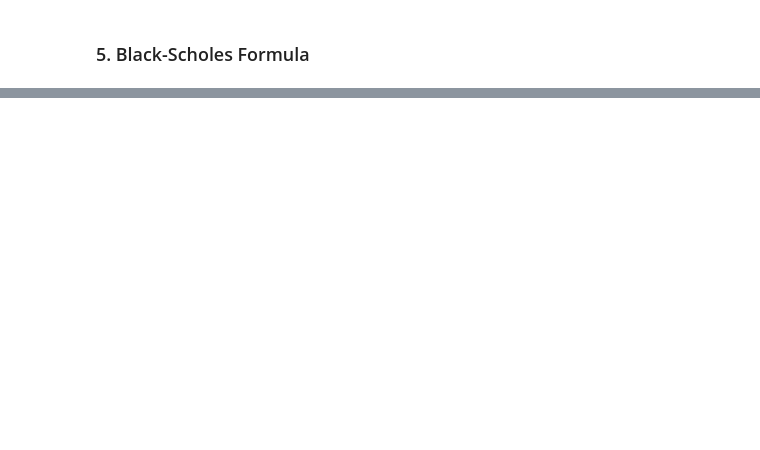
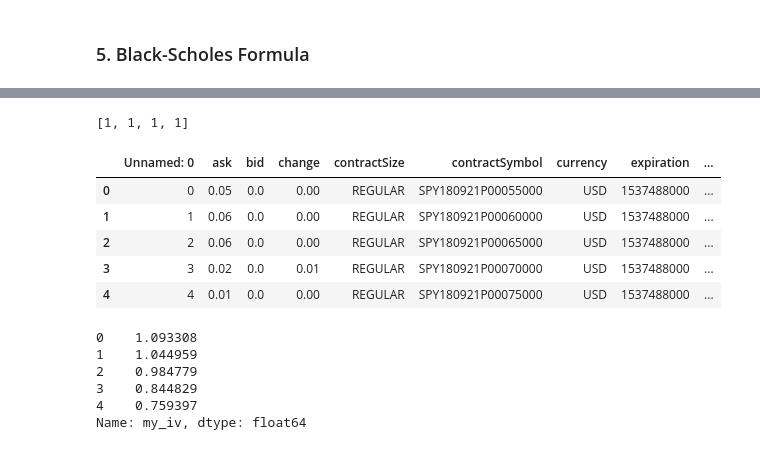
Before and after one commit to jerryxyx/Python, a Jupyter notebook: CourseProjects/621/FE621HW1Jerry.ipynb, the cells around one changed output, grey strips where cells are left out. Cells and saved outputs as stored; diff of their text form; code cells hidden in the pictures; blank space fills up the shorter version.

```diff
--- a/CourseProjects/621/FE621HW1Jerry.ipynb
+++ b/CourseProjects/621/FE621HW1Jerry.ipynb
@@ -239,0 +357,9 @@ def BlackSholesPrice(S,K,T,r,sigma,isCall):
+# %%
+def impliedvol(S,K,T,r,price,option_type):
+    if(option_type=="c"):
+        price_equation = lambda sigma: BlackSholesPrice(S,K,T,r,sigma)[0] - price
+    elif(option_type=="p"):
+        price_equation = lambda sigma: BlackSholesPrice(S,K,T,r,sigma)[1] - price
+
+    imp_vol = bisection(price_equation,(1e-6,2),1e-6)
+    return imp_vol
@@ -239,0 +374,7 @@ def BlackSholesPrice(S,K,T,r,sigma,isCall):
+# %%
+spy_call_d1 = pd.read_csv("spy_call_{}.csv".format(date1_str))
+spy_put_d1 = pd.read_csv("spy_put_{}.csv".format(date1_str))
+spy_quote_d1 = pd.Series.from_csv("spy_quote_{}.csv".format(date1_str))
+amzn_call_d1 = pd.read_csv("amzn_call_{}.csv".format(date1_str))
+amzn_put_d1 = pd.read_csv("amzn_put_{}.csv".format(date1_str))
+amzn_quote_d1 = pd.Series.from_csv("amzn_quote_{}.csv".format(date1_str))
@@ -239,0 +401,46 @@ def BlackSholesPrice(S,K,T,r,sigma,isCall):
+# %%
+[1]*4
+# %% [output]
+[1, 1, 1, 1]
+# %%
+def calculate_IV_for_quotes(option_df,quote_series,r,option_type):
+    S = float(quote_series["regularMarketPrice"])
+    t0 = spy_time = int(spy_quote_d1["regularMarketTime"])
+    t1 = int(option_df["expiration"][0])
+    T = (t1-t0)/3600/24/365
+
+    def calc_iv(row):
+        price = (float(row["bid"])+float(row["ask"]))/2
+        K = float(row["strike"])
+        return impliedvol(S,K,T,r,price,option_type)
+    def calc_price(row):
+        price = (float(row["bid"])+float(row["ask"]))/2
+        return price
+
+    option_df["my_iv"] = option_df.apply(calc_iv,axis=1)
+    option_df["time_to_maturity"] = np.array([T]*len(option_df))
+    option_df["average_price"] = option_df.apply(calc_price,axis=1)
+    return option_df
+# %%
+spy_call_df = calculate_IV_for_quotes(spy_call_d1,spy_quote_d1,r_three_months,'c')
+amzn_call_df = calculate_IV_for_quotes(amzn_call_d1,amzn_quote_d1,r_three_months,'c')
+spy_put_df = calculate_IV_for_quotes(spy_put_d1,spy_quote_d1,r_three_months,'p')
+amzn_put_df = calculate_IV_for_quotes(amzn_put_d1,amzn_quote_d1,r_three_months,'p')
+# %%
+spy_put_df.head()
+# %% [output]
+|  | Unnamed: 0 | ask | bid | change | contractSize | contractSymbol | currency | expiration | ... |
+| 0 | 0 | 0.05 | 0.0 | 0.00 | REGULAR | SPY180921P00055000 | USD | 1537488000 | ... |
+| 1 | 1 | 0.06 | 0.0 | 0.00 | REGULAR | SPY180921P00060000 | USD | 1537488000 | ... |
+| 2 | 2 | 0.06 | 0.0 | 0.00 | REGULAR | SPY180921P00065000 | USD | 1537488000 | ... |
+| 3 | 3 | 0.02 | 0.0 | 0.01 | REGULAR | SPY180921P00070000 | USD | 1537488000 | ... |
+| 4 | 4 | 0.01 | 0.0 | 0.00 | REGULAR | SPY180921P00075000 | USD | 1537488000 | ... |
+# %%
+spy_put_df["my_iv"].head()
+# %% [output]
+0    1.093308
+1    1.044959
+2    0.984779
+3    0.844829
+4    0.759397
+Name: my_iv, dtype: float64
```
Also changed, not shown: parts of 46 cells of this notebook, 12 other files.
